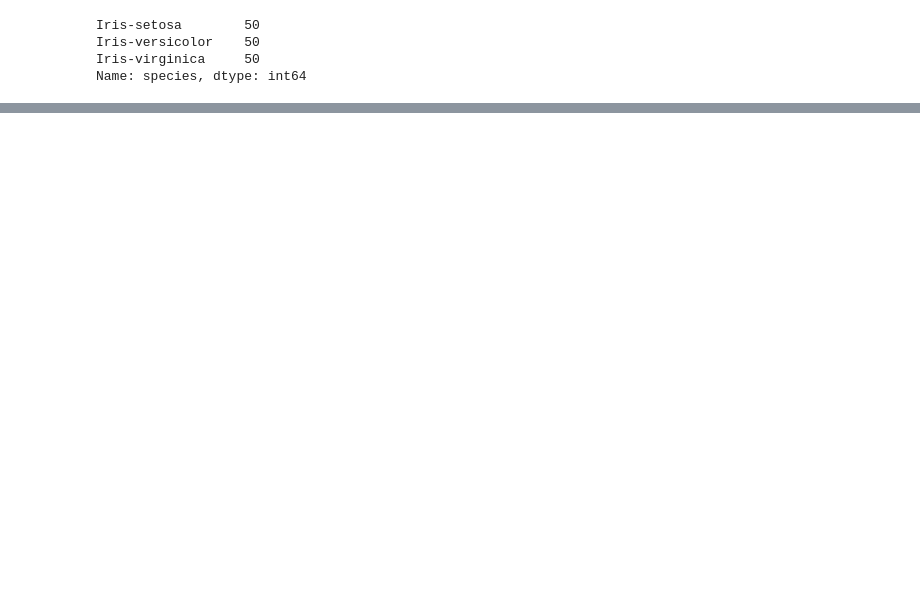
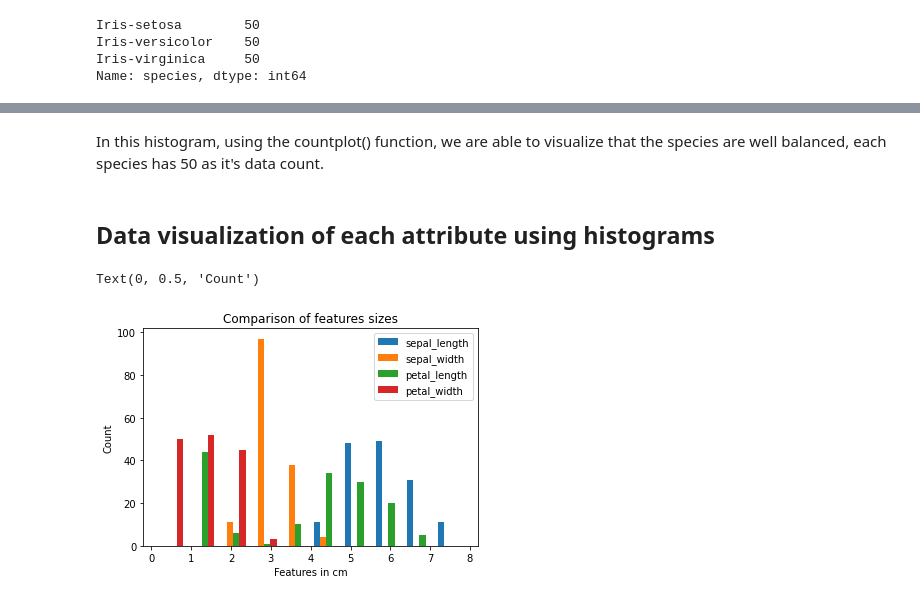
Before and after one commit to LaisColetta/pands_project, a Jupyter notebook: analysis.ipynb, the cells around one changed output, grey strips where cells are left out. Drawn from its saved outputs; the diff is of its cells as text; code cells hidden in the pictures; blank space fills up the shorter version.

```diff
--- a/analysis.ipynb
+++ b/analysis.ipynb
@@ -64,0 +80,14 @@ NameError: name 'cols' is not defined
+# %% [markdown]
+In this histogram, using the countplot() function, we are able to visualize that the species are well balanced, each species has 50 as it's data count.
+# %% [markdown]
+## Data visualization of each attribute using histograms
+# %%
+plt.hist([df['sepal_length'], df['sepal_width'], df['petal_length'], df['petal_width']])
+labels = ['sepal_length', 'sepal_width', 'petal_length', 'petal_width']
+plt.legend(labels)
+plt.title('Comparison of features sizes')
+plt.xlabel("Features in cm")
+plt.ylabel("Count")
+# %% [output]
+Text(0, 0.5, 'Count')
+[figure, added]
```
Also changed, not shown: parts of 20 cells of this notebook.
